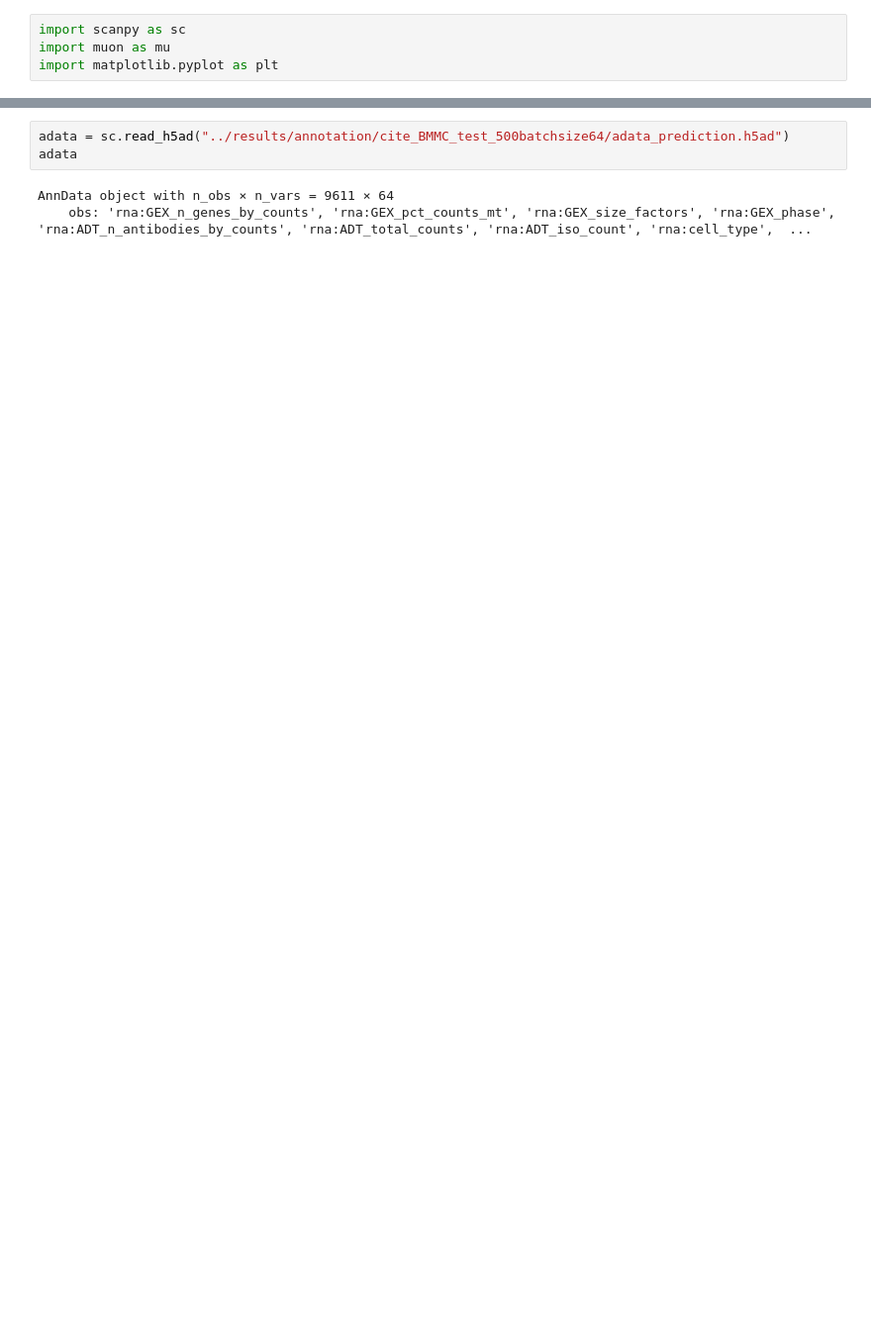
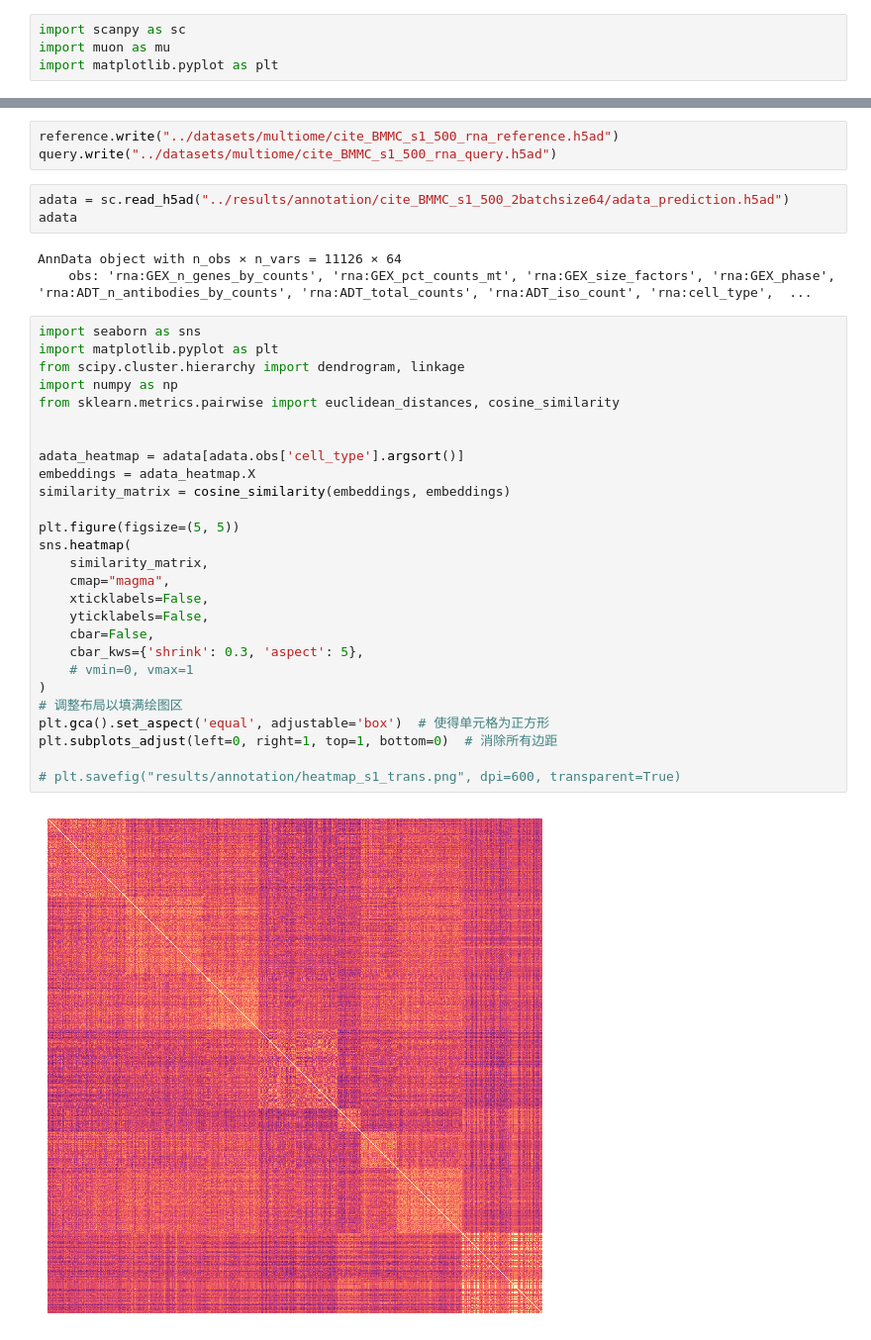
Before and after one commit to 23AIBox/scMamba, a Jupyter notebook: tutorials/Annotation.ipynb, the cells around one changed output, grey strips where cells are left out. Shown at 99% size. Drawn from its saved outputs; the diff is of its cells as text; blank space fills up the shorter version.

```diff
--- a/tutorials/Annotation.ipynb
+++ b/tutorials/Annotation.ipynb
@@ -5,6 +37,38 @@ import matplotlib.pyplot as plt
+# %%
+reference.write("../datasets/multiome/cite_BMMC_s1_500_rna_reference.h5ad")
+query.write("../datasets/multiome/cite_BMMC_s1_500_rna_query.h5ad")
 # %%
-adata = sc.read_h5ad("../results/annotation/cite_BMMC_test_500batchsize64/adata_prediction.h5ad")
+adata = sc.read_h5ad("../results/annotation/cite_BMMC_s1_500_2batchsize64/adata_prediction.h5ad")
 adata
 # %% [output]
-AnnData object with n_obs × n_vars = 9611 × 64
+AnnData object with n_obs × n_vars = 11126 × 64
     obs: 'rna:GEX_n_genes_by_counts', 'rna:GEX_pct_counts_mt', 'rna:GEX_size_factors', 'rna:GEX_phase', 'rna:ADT_n_antibodies_by_counts', 'rna:ADT_total_counts', 'rna:ADT_iso_count', 'rna:cell_type',  ...
+# %%
+import seaborn as sns
+import matplotlib.pyplot as plt
+from scipy.cluster.hierarchy import dendrogram, linkage
+import numpy as np
+from sklearn.metrics.pairwise import euclidean_distances, cosine_similarity
+
+
+adata_heatmap = adata[adata.obs['cell_type'].argsort()]
+embeddings = adata_heatmap.X
+similarity_matrix = cosine_similarity(embeddings, embeddings)
+
+plt.figure(figsize=(5, 5))
+sns.heatmap(
+    similarity_matrix,
+    cmap="magma",
+    xticklabels=False,
+    yticklabels=False,
+    cbar=False,
+    cbar_kws={'shrink': 0.3, 'aspect': 5},
+    # vmin=0, vmax=1
+)
+# 调整布局以填满绘图区
+plt.gca().set_aspect('equal', adjustable='box')  # 使得单元格为正方形
+plt.subplots_adjust(left=0, right=1, top=1, bottom=0)  # 消除所有边距
+
+# plt.savefig("results/annotation/heatmap_s1_trans.png", dpi=600, transparent=True)
+# %% [output]
+[figure, added]
```
Also changed, not shown: parts of 16 cells of this notebook, 18 other files.
